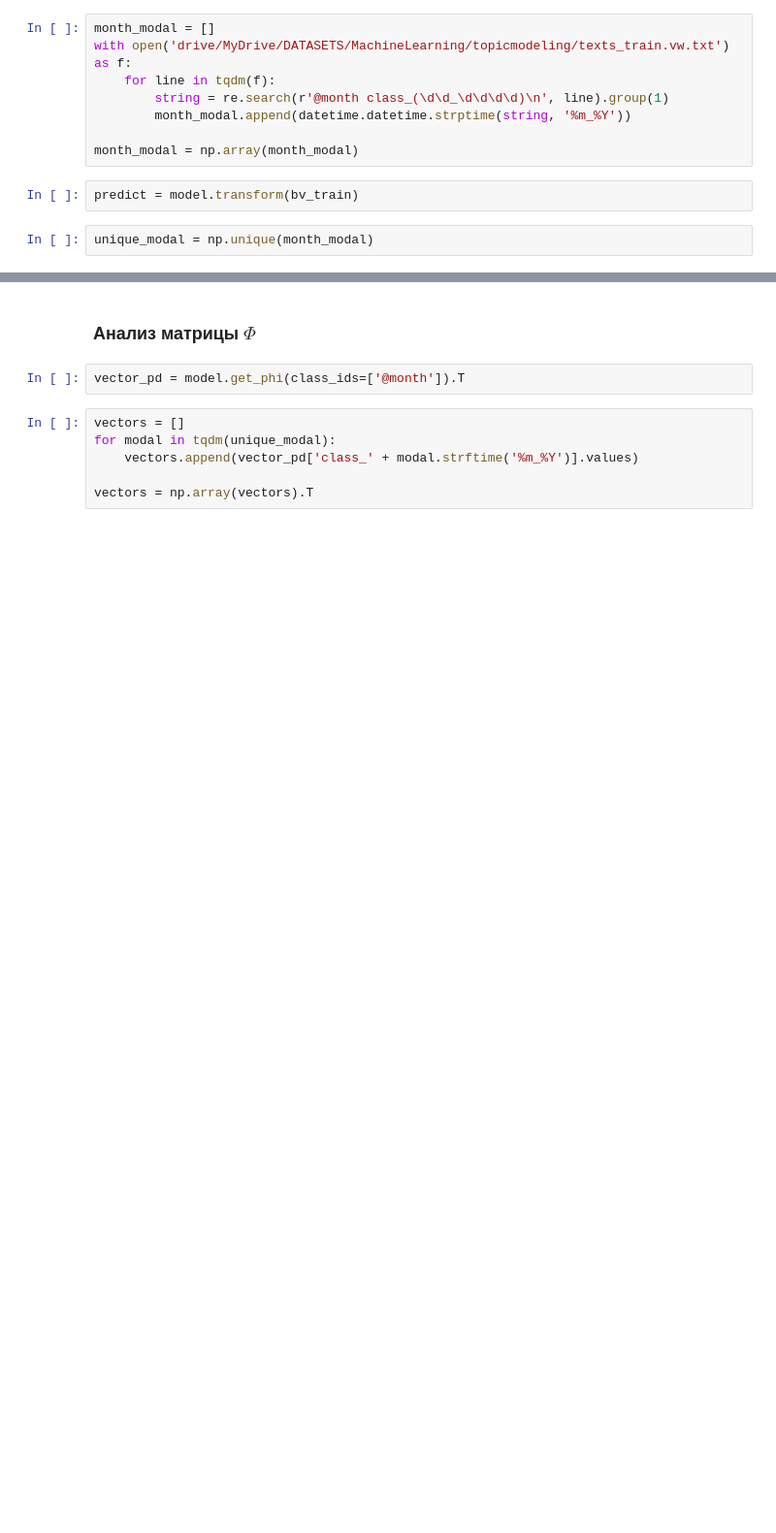
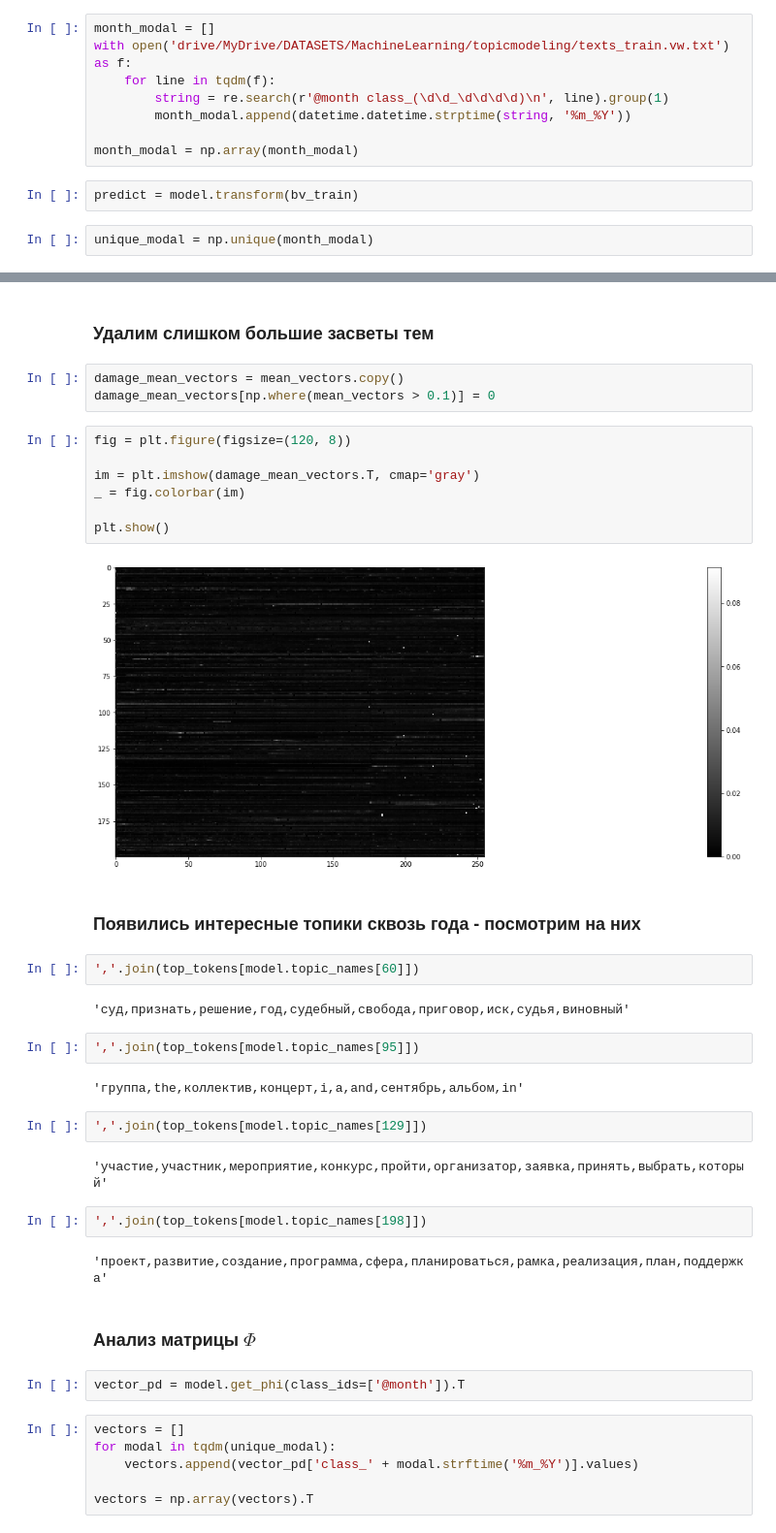
Before and after one commit to andriygav/MachineLearning, a Jupyter notebook: topicmodeling/main.ipynb, the cells around one changed output, grey strips where cells are left out. Shown at 97% size. Cells and saved outputs as stored; diff of their text form; blank space fills up the shorter version.

```diff
--- a/topicmodeling/main.ipynb
+++ b/topicmodeling/main.ipynb
@@ -717,3 +1057,35 @@ plt.show()
+# %% [markdown]
+### Удалим слишком большие засветы тем
+# %%
+damage_mean_vectors = mean_vectors.copy()
+damage_mean_vectors[np.where(mean_vectors > 0.1)] = 0
+# %%
+fig = plt.figure(figsize=(120, 8))
+
+im = plt.imshow(damage_mean_vectors.T, cmap='gray')
+_ = fig.colorbar(im)
+
+plt.show()
+# %% [output]
+[figure, added]
+# %% [markdown]
+### Появились интересные топики сквозь года - посмотрим на них
+# %%
+','.join(top_tokens[model.topic_names[60]])
+# %% [output]
+'суд,признать,решение,год,судебный,свобода,приговор,иск,судья,виновный'
+# %%
+','.join(top_tokens[model.topic_names[95]])
+# %% [output]
+'группа,the,коллектив,концерт,i,a,and,сентябрь,альбом,in'
+# %%
+','.join(top_tokens[model.topic_names[129]])
+# %% [output]
+'участие,участник,мероприятие,конкурс,пройти,организатор,заявка,принять,выбрать,который'
+# %%
+','.join(top_tokens[model.topic_names[198]])
+# %% [output]
+'проект,развитие,создание,программа,сфера,планироваться,рамка,реализация,план,поддержка'
 # %% [markdown]
 ### Анализ матрицы $\Phi$
 # %%
```
Also changed, not shown: parts of 64 cells of this notebook.
